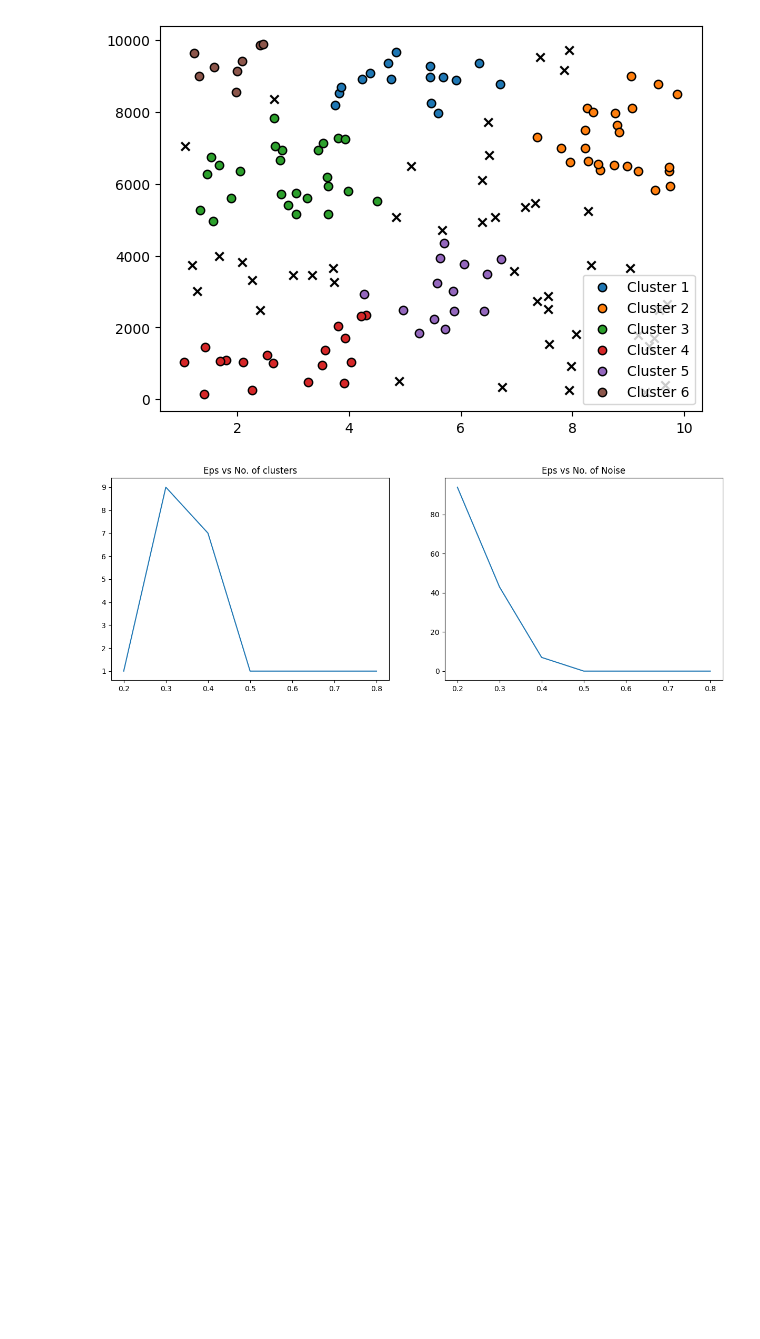
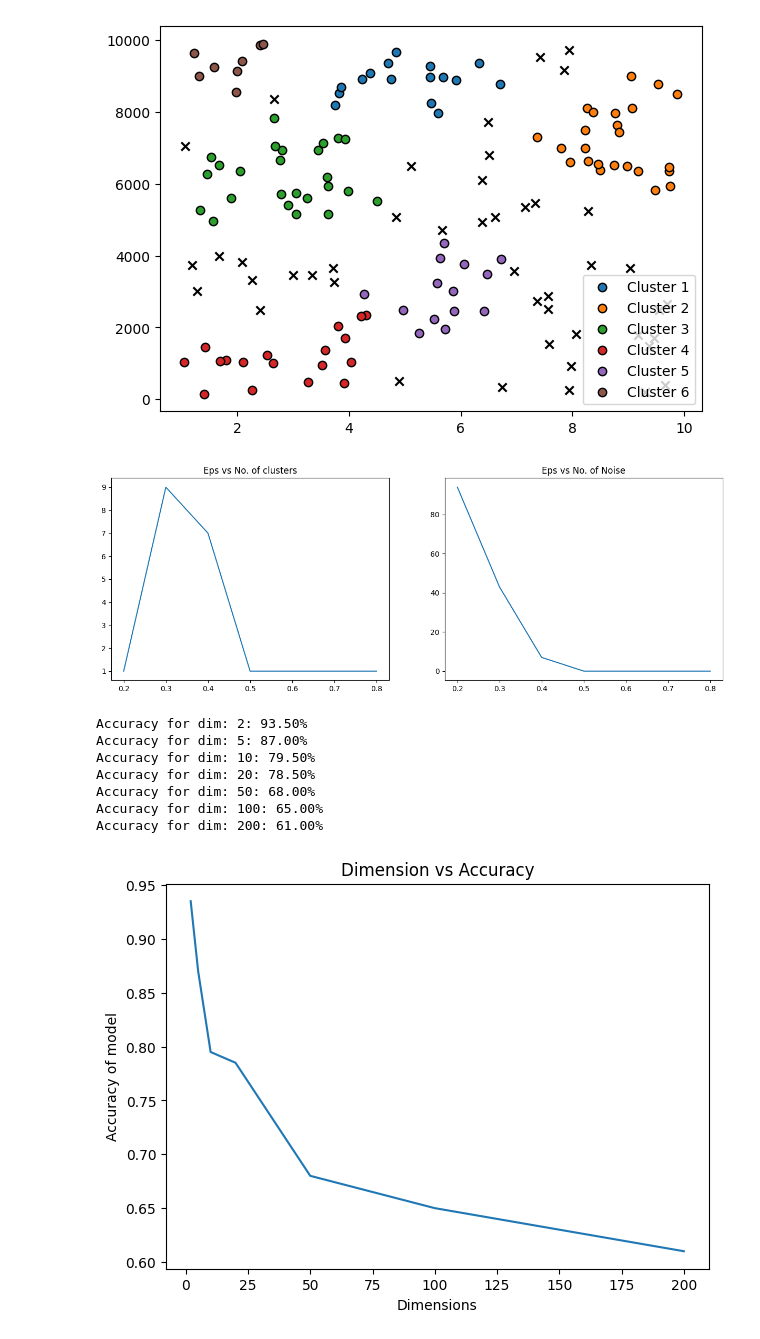
Before and after one commit to RahilMaiyani/Python-Machine-Learning, a Jupyter notebook: IPE_ML_1.ipynb, the cells around one changed output. Saved outputs shown, nothing was run; the diff lists cells and outputs as text; code cells hidden in the pictures; blank space fills up the shorter version.

```diff
--- a/IPE_ML_1.ipynb
+++ b/IPE_ML_1.ipynb
@@ -2263,6 +2263,52 @@ ax[1].plot(eps, n_noise_all)
 plt.show()
 # %% [output]
 [figure]
+# %%
+# 28 Write a Python program that demonstrates the curse of dimensionality using the k-Nearest Neighbors (k
+# NN) classifier with k=5. The program should create a synthetic dataset with varying dimensions and
+# evaluate the performance of the k-NN classifier as the number of dimensions increases. Specifically, you
+# should:
+
+# • Generate a synthetic dataset with a fixed number of samples (e.g., 1000) and varying dimensions
+# (e.g., 2, 5, 10, 20, 50, 100).
+# • Use the k-NN classifier to classify the data.
+# • Measure and print the accuracy of the classifier for each dimensionality.
+# Visualize the accuracy as a function of dimensionality
+
+from sklearn.model_selection import train_test_split
+from sklearn.neighbors import KNeighborsClassifier
+from sklearn.datasets import make_classification
+from sklearn.metrics import accuracy_score
+import matplotlib.pyplot as plt
+
+dimensions = [2, 5, 10, 20, 50, 100, 200]
+accuracies = []
+for i, dim in enumerate(dimensions):
+  X,y = make_classification(n_samples=1000, n_features=dim, n_informative=2, n_redundant=0, random_state=42)
+
+  X_train, X_test, y_train, y_test = train_test_split(X, y, test_size=0.2, random_state=42)
+  knn = KNeighborsClassifier(n_neighbors=5)
+  knn.fit(X_train, y_train)
+  y_pred = knn.predict(X_test)
+  acc = accuracy_score(y_test, y_pred)
+  print(f"Accuracy for dim: {dim}: {acc*100:.2f}%")
+  accuracies.append(acc)
+
+plt.figure(figsize=(7,5))
+plt.title("Dimension vs Accuracy")
+plt.xlabel("Dimensions")
+plt.ylabel("Accuracy of model")
+plt.plot(dimensions, accuracies)
+plt.show()
+# %% [output]
+Accuracy for dim: 2: 93.50%
+Accuracy for dim: 5: 87.00%
+Accuracy for dim: 10: 79.50%
+Accuracy for dim: 20: 78.50%
+Accuracy for dim: 50: 68.00%
+Accuracy for dim: 100: 65.00%
+Accuracy for dim: 200: 61.00%
+[figure, added]
 # %%
 np.random.choice(range(1,71), 1)
 # %% [output]
```
Also changed, not shown: parts of 1 cell of this notebook.
